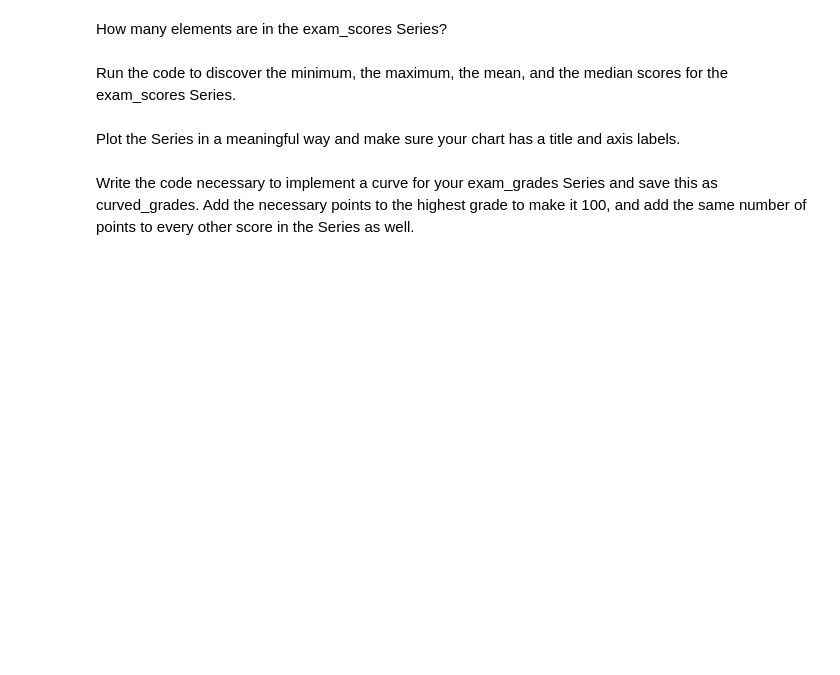
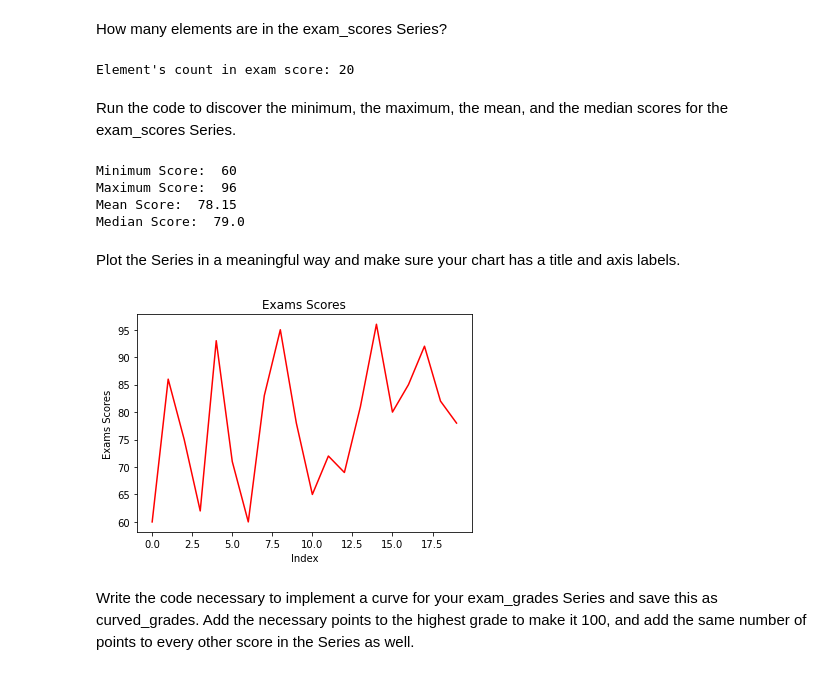
Before and after one commit to stephenkipkurui/numpy-pandas-visualization-exercises, a Jupyter notebook: pandas_series.ipynb, the cells around one changed output. Drawn from its saved outputs; the diff is of its cells as text; code cells hidden in the pictures; blank space fills up the shorter version.

Commit message:
Pandas Series Exercise

```diff
--- a/pandas_series.ipynb
+++ b/pandas_series.ipynb
@@ -405,3 +412,5 @@ Plot the binned data in a meaningful way. Be sure to include a title and axis la
 ## Use pandas to create a Series named exam_scores from the following list:
 
      [60, 86, 75, 62, 93, 71, 60, 83, 95, 78, 65, 72, 69, 81, 96, 80, 85, 92, 82, 78]
+# %%
+exam_scores = pd.Series([60, 86, 75, 62, 93, 71, 60, 83, 95, 78, 65, 72, 69, 81, 96, 80, 85, 92, 82, 78])
@@ -408,9 +437,37 @@ Plot the binned data in a meaningful way. Be sure to include a title and axis la
 # %% [markdown]
 How many elements are in the exam_scores Series?
+# %%
+print('Element\'s count in exam score:',exam_scores.count())
+# %% [output]
+Element's count in exam score: 20
 # %% [markdown]
 Run the code to discover the minimum, the maximum, the mean, and the median scores for the exam_scores Series.
+# %%
+min_score = exam_scores.min()
+print('Minimum Score: ',min_score)
+
+max_score = exam_scores.max()
+print('Maximum Score: ',max_score)
+
+min_score = exam_scores.mean()
+print('Mean Score: ',min_score)
+
+median_score = exam_scores.median()
+print('Median Score: ',median_score)
+# %% [output]
+Minimum Score:  60
+Maximum Score:  96
+Mean Score:  78.15
+Median Score:  79.0
 # %% [markdown]
 Plot the Series in a meaningful way and make sure your chart has a title and axis labels.
+# %%
+exam_scores.plot(title='Exams Scores', c='red').set(xlabel = 'Index', ylabel='Exams Scores')
+
+
+plt.show()
+# %% [output]
+[figure, added]
 # %% [markdown]
 Write the code necessary to implement a curve for your exam_grades Series and save this as
 curved_grades. Add the necessary points to the highest grade to make it 100, and add the same
```
Also changed, not shown: parts of 6 cells of this notebook.
